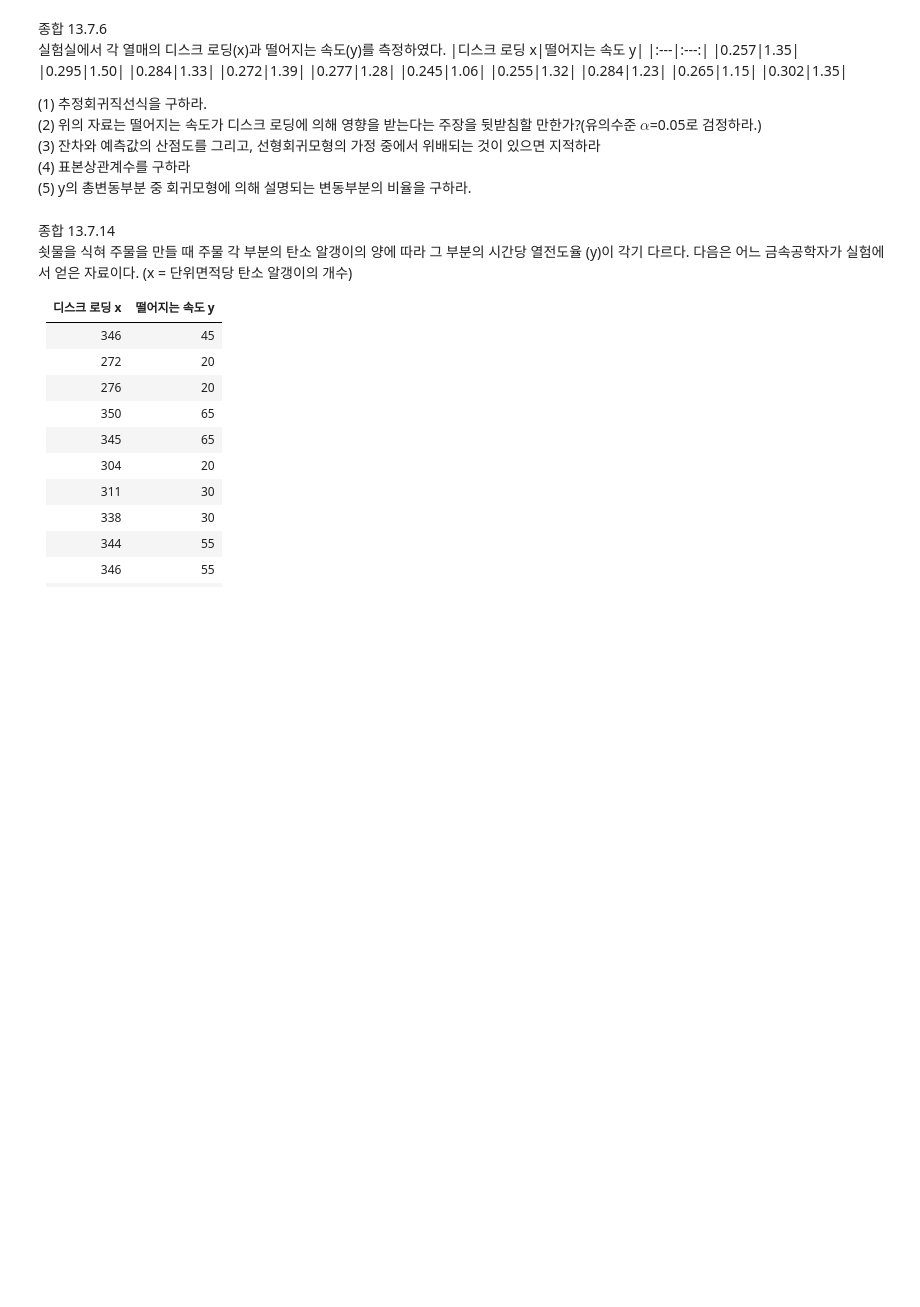
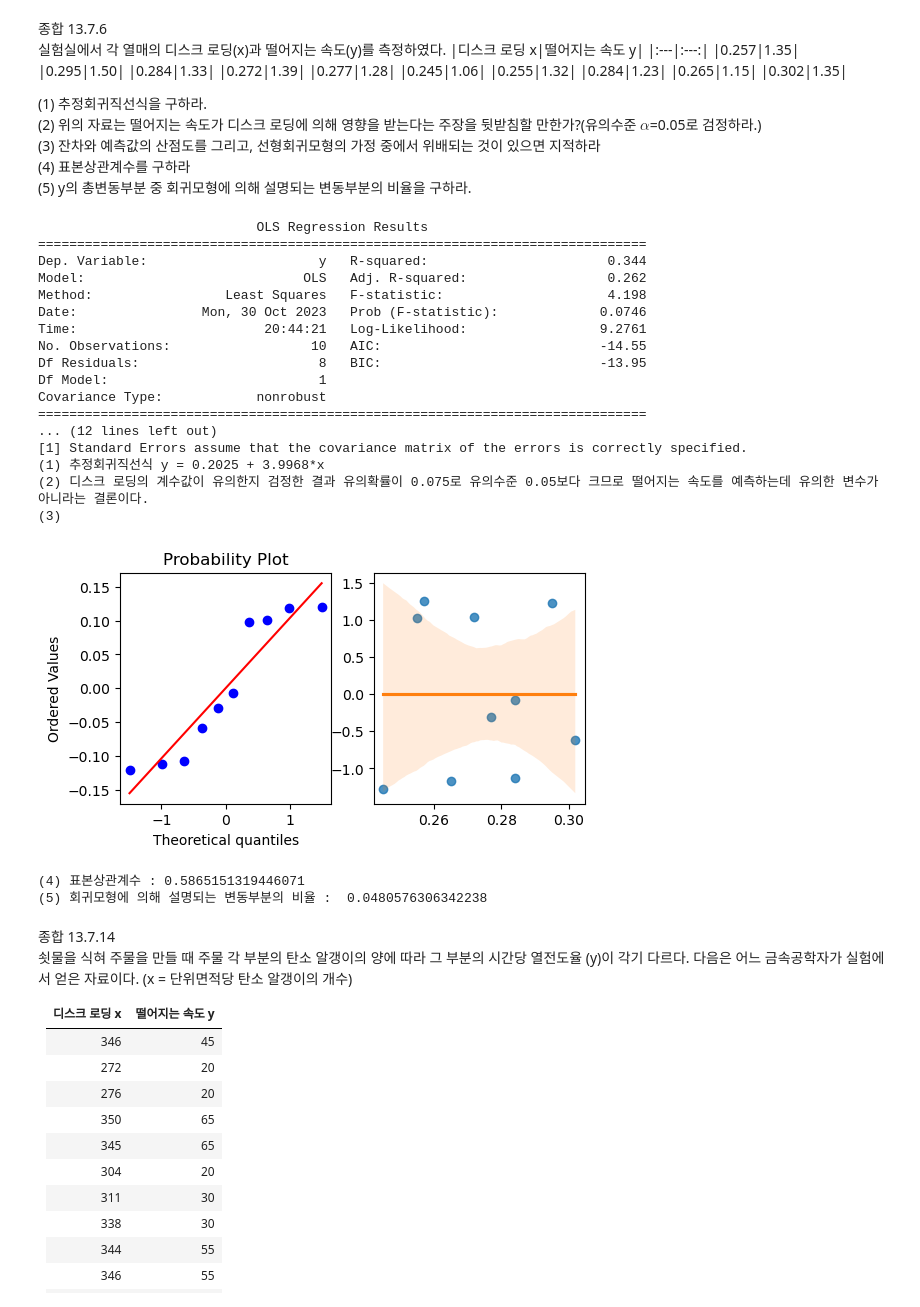
Before and after one commit to kjh8331267/ADP_Study, a Jupyter notebook: stats_adp31_jhkim.ipynb, the cells around one changed output. Saved outputs shown, nothing was run; the diff lists cells and outputs as text; code cells hidden in the pictures; blank space fills up the shorter version.

```diff
--- a/stats_adp31_jhkim.ipynb
+++ b/stats_adp31_jhkim.ipynb
@@ -807,6 +1220,49 @@ $n$= 15, $\bar x$=10.8, $\bar y$=122.7 , $S_{xx}$=70.6, $S_{yy}$=98.5, $S_{xy}$=
 (3) 잔차와 예측값의 산점도를 그리고, 선형회귀모형의 가정 중에서 위배되는 것이 있으면 지적하라
 (4) 표본상관계수를 구하라
 (5) y의 총변동부분 중 회귀모형에 의해 설명되는 변동부분의 비율을 구하라.
+# %%
+x = [0.257, 0.295, 0.284, 0.272, 0.277, 0.245, 0.255, 0.284, 0.265, 0.302]
+y = [1.35, 1.50, 1.33, 1.39, 1.28, 1.06, 1.32, 1.23, 1.15, 1.35]
+import numpy as np
+import statsmodels.api as sm
+xc = sm.add_constant(x)
+model = sm.OLS(y, xc)
+fitted = model.fit()
+resid = fitted.resid
+print(fitted.summary())
+print('(1) 추정회귀직선식 y = 0.2025 + 3.9968*x')
+print('(2) 디스크 로딩의 계수값이 유의한지 검정한 결과 유의확률이 0.075로 유의수준 0.05보다 크므로 떨어지는 속도를 예측하는데 유의한 변수가 아니라는 결론이다.')
+print('(3)')
+sresid = zscore(resid)
+fig, ax = plt.subplots(1, 2, figsize = (6, 3))
+probplot(resid, plot=ax[0])
+sns.regplot(x = x, y = sresid, line_kws = {'color':'C1'}, ax = ax[1])
+plt.show()
+print('(4) 표본상관계수 : {}'.format(np.sqrt(0.344)))
+
+SSR = sum((np.mean(y)-fitted.predict())**2)
+print('(5) 회귀모형에 의해 설명되는 변동부분의 비율 : ',SSR)
+# %% [output]
+                            OLS Regression Results
+==============================================================================
+Dep. Variable:                      y   R-squared:                       0.344
+Model:                            OLS   Adj. R-squared:                  0.262
+Method:                 Least Squares   F-statistic:                     4.198
+Date:                Mon, 30 Oct 2023   Prob (F-statistic):             0.0746
+Time:                        20:44:21   Log-Likelihood:                 9.2761
+No. Observations:                  10   AIC:                            -14.55
+Df Residuals:                       8   BIC:                            -13.95
+Df Model:                           1
+Covariance Type:            nonrobust
+==============================================================================
+... (12 lines left out)
+[1] Standard Errors assume that the covariance matrix of the errors is correctly specified.
+(1) 추정회귀직선식 y = 0.2025 + 3.9968*x
+(2) 디스크 로딩의 계수값이 유의한지 검정한 결과 유의확률이 0.075로 유의수준 0.05보다 크므로 떨어지는 속도를 예측하는데 유의한 변수가 아니라는 결론이다.
+(3)
+[figure, added]
+(4) 표본상관계수 : 0.5865151319446071
+(5) 회귀모형에 의해 설명되는 변동부분의 비율 :  0.0480576306342238
 # %% [markdown]
 종합 13.7.14
 쇳물을 식혀 주물을 만들 때 주물 각 부분의 탄소 알갱이의 양에 따라 그 부분의 시간당 열전도율 (y)이 각기 다르다. 다음은 어느 금속공학자가 실험에서 얻은 자료이다. (x = 단위면적당 탄소 알갱이의 개수)
```
Also changed, not shown: parts of 36 cells of this notebook.
